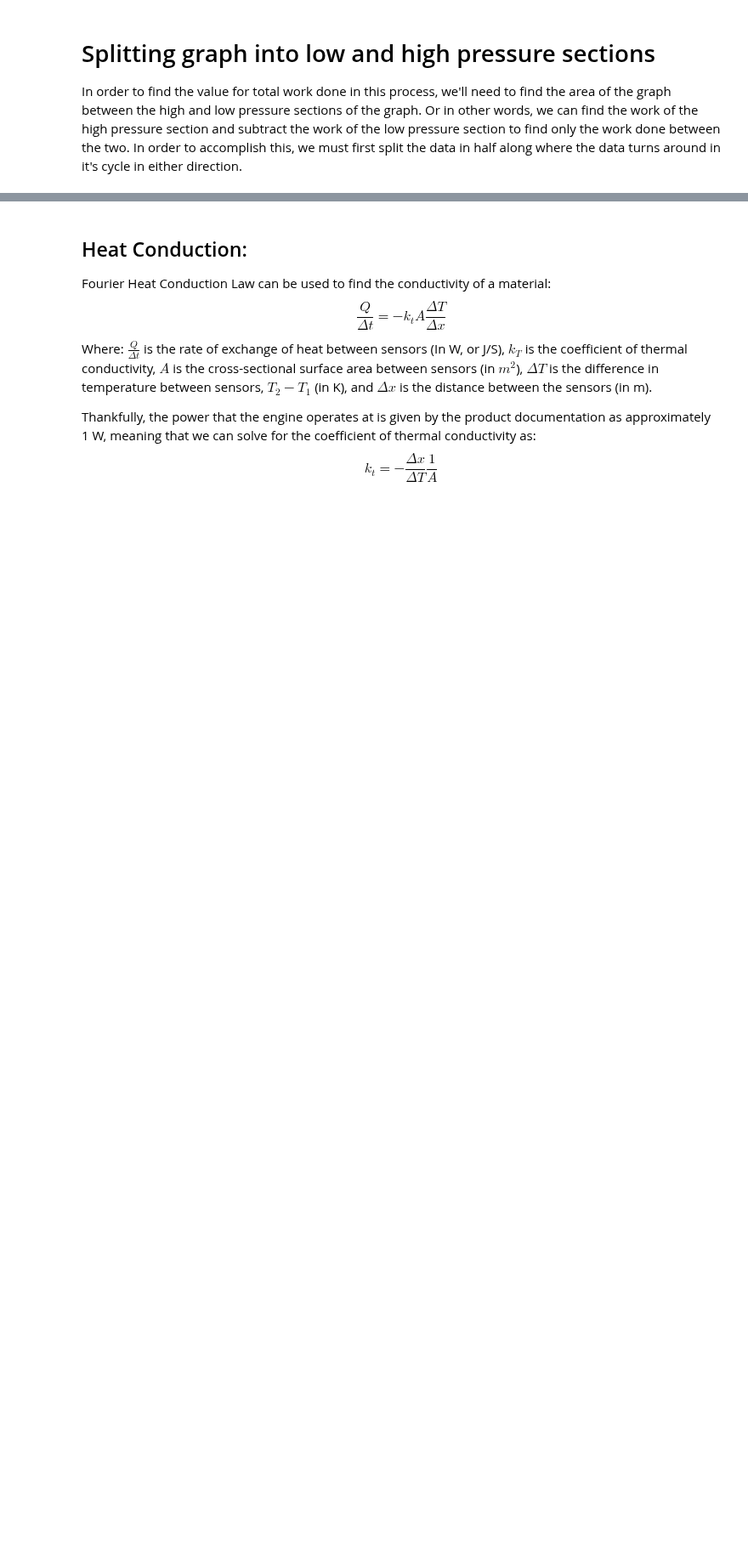
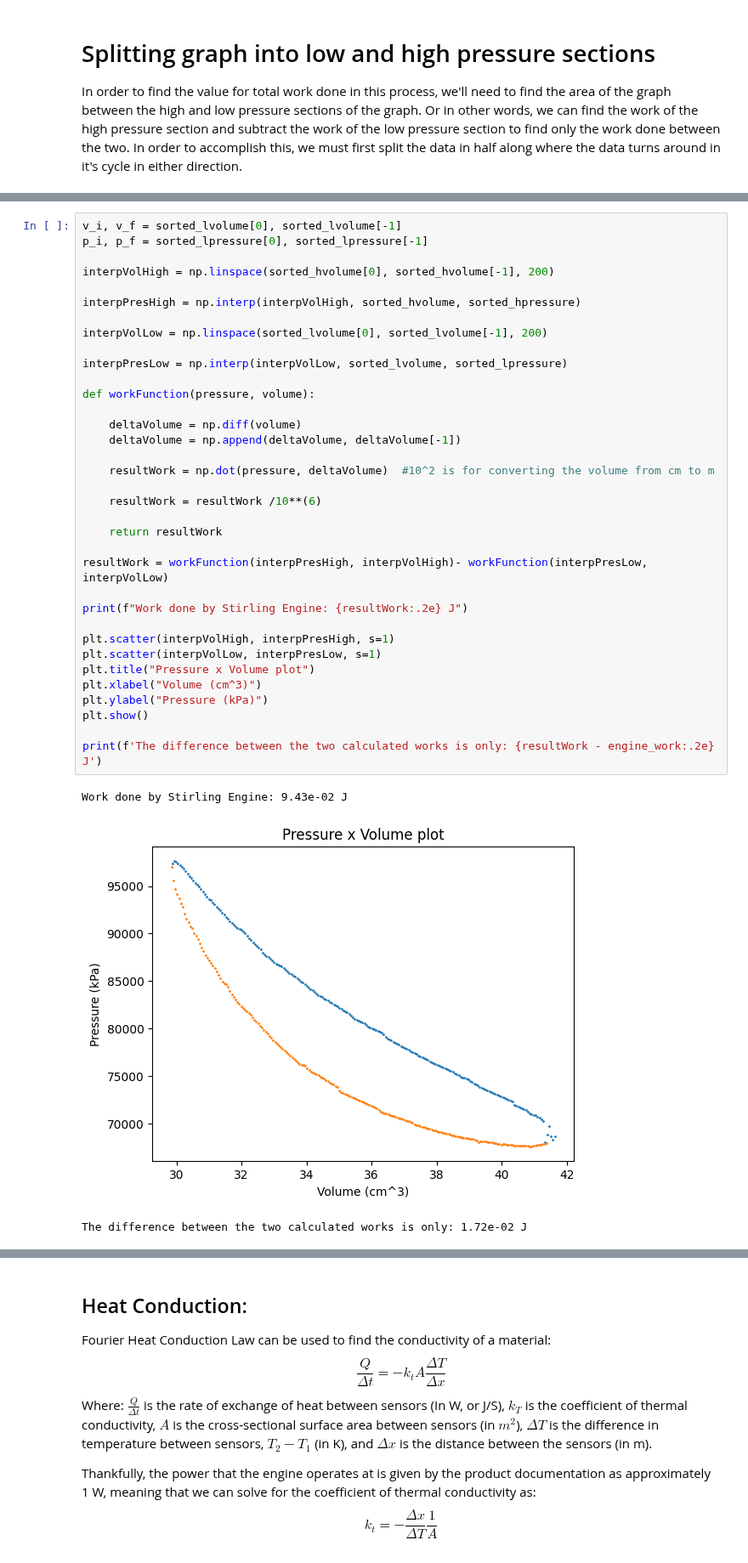
Before and after one commit to maraMaraschino/Adv-Lab, a Jupyter notebook: Stirling Engine/Lab/stirling-engine.ipynb, the cells around one changed output, grey strips where cells are left out. Shown at 85% size. Drawn from its saved outputs; the diff is of its cells as text; blank space fills up the shorter version.

```diff
--- a/Stirling Engine/Lab/stirling-engine.ipynb
+++ b/Stirling Engine/Lab/stirling-engine.ipynb
@@ -318,0 +224,39 @@ avg: 1.09e-03
+# %%
+v_i, v_f = sorted_lvolume[0], sorted_lvolume[-1]
+p_i, p_f = sorted_lpressure[0], sorted_lpressure[-1]
+
+interpVolHigh = np.linspace(sorted_hvolume[0], sorted_hvolume[-1], 200)
+
+interpPresHigh = np.interp(interpVolHigh, sorted_hvolume, sorted_hpressure)
+
+interpVolLow = np.linspace(sorted_lvolume[0], sorted_lvolume[-1], 200)
+
+interpPresLow = np.interp(interpVolLow, sorted_lvolume, sorted_lpressure)
+
+def workFunction(pressure, volume):
+
+    deltaVolume = np.diff(volume)
+    deltaVolume = np.append(deltaVolume, deltaVolume[-1])
+
+    resultWork = np.dot(pressure, deltaVolume)  #10^2 is for converting the volume from cm to m
+
+    resultWork = resultWork /10**(6)
+
+    return resultWork
+
+resultWork = workFunction(interpPresHigh, interpVolHigh)- workFunction(interpPresLow, interpVolLow)
+
+print(f"Work done by Stirling Engine: {resultWork:.2e} J")
+
+plt.scatter(interpVolHigh, interpPresHigh, s=1)
+plt.scatter(interpVolLow, interpPresLow, s=1)
+plt.title("Pressure x Volume plot")
+plt.xlabel("Volume (cm^3)")
+plt.ylabel("Pressure (kPa)")
+plt.show()
+
+print(f'The difference between the two calculated works is only: {resultWork - engine_work:.2e} J')
+# %% [output]
+Work done by Stirling Engine: 9.43e-02 J
+[figure, added]
+The difference between the two calculated works is only: 1.72e-02 J
```
Also changed, not shown: parts of 21 cells of this notebook.
